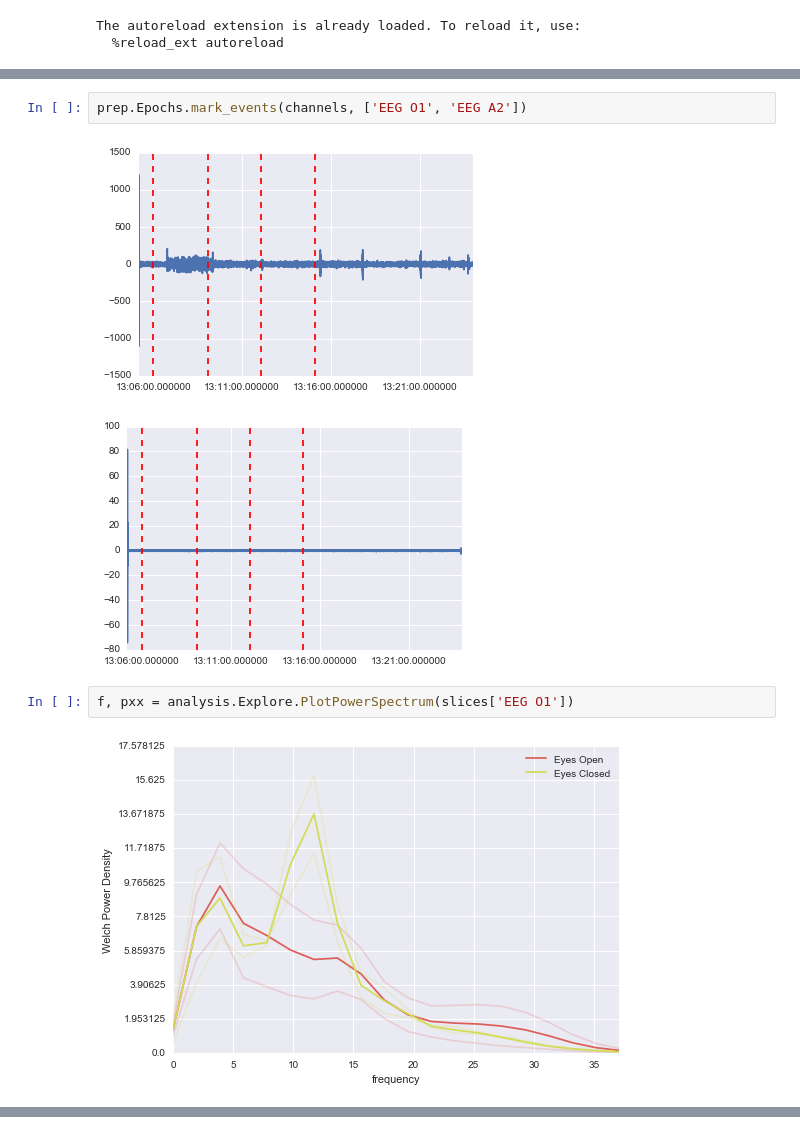
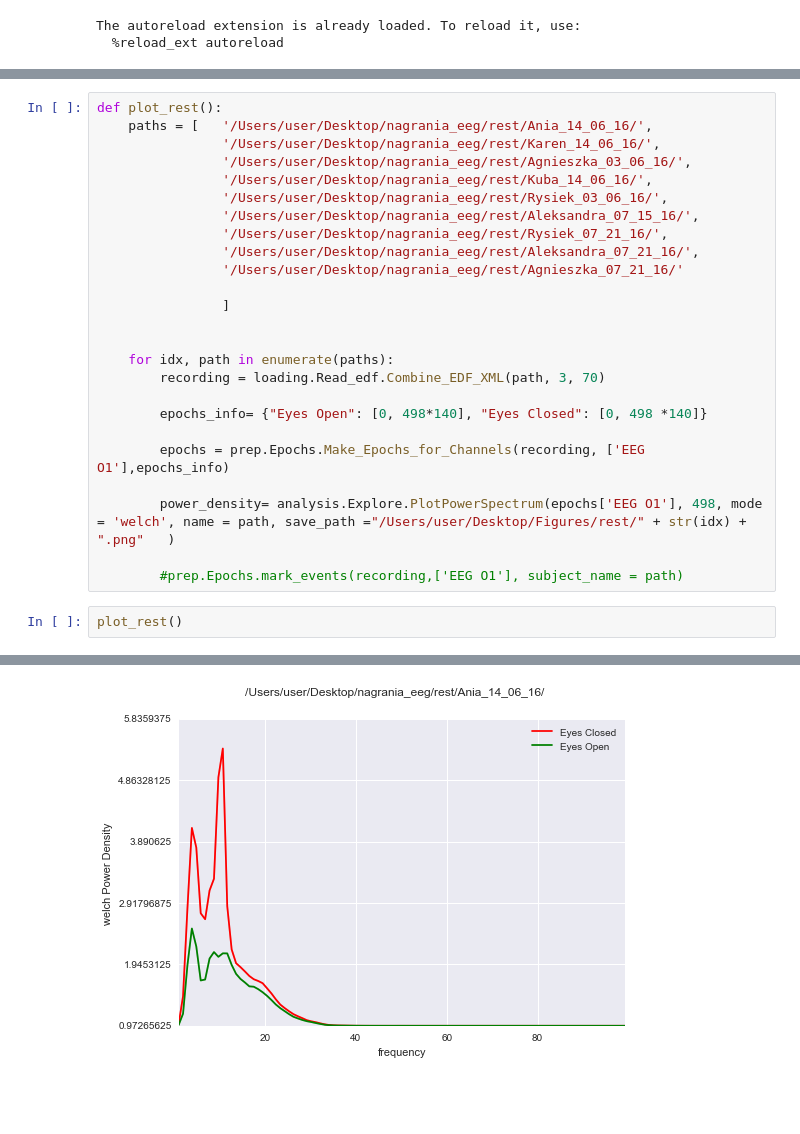
Before and after one commit to ryscet/old_pyseries, a Jupyter notebook: docs/notebooks/Rest_Pipeline.ipynb, the cells around one changed output, grey strips where cells are left out. Drawn from its saved outputs; the diff is of its cells as text; blank space fills up the shorter version.

```diff
--- a/docs/notebooks/Rest_Pipeline.ipynb
+++ b/docs/notebooks/Rest_Pipeline.ipynb
@@ -48,9 +30,28 @@ EEG Cz
-# %%
-prep.Epochs.mark_events(channels, ['EEG O1', 'EEG A2'])
-# %% [output]
-[figure, removed]
-[figure, removed]
-# %%
-f, pxx = analysis.Explore.PlotPowerSpectrum(slices['EEG O1'])
-# %% [output]
-[figure, removed]
+# %%
+def plot_rest():
+    paths = [   '/Users/user/Desktop/nagrania_eeg/rest/Ania_14_06_16/',
+                '/Users/user/Desktop/nagrania_eeg/rest/Karen_14_06_16/',
+                '/Users/user/Desktop/nagrania_eeg/rest/Agnieszka_03_06_16/',
+                '/Users/user/Desktop/nagrania_eeg/rest/Kuba_14_06_16/',
+                '/Users/user/Desktop/nagrania_eeg/rest/Rysiek_03_06_16/',
+                '/Users/user/Desktop/nagrania_eeg/rest/Aleksandra_07_15_16/',
+                '/Users/user/Desktop/nagrania_eeg/rest/Rysiek_07_21_16/',
+                '/Users/user/Desktop/nagrania_eeg/rest/Aleksandra_07_21_16/',
+                '/Users/user/Desktop/nagrania_eeg/rest/Agnieszka_07_21_16/'
+
+                ]
+
+
+    for idx, path in enumerate(paths):
+        recording = loading.Read_edf.Combine_EDF_XML(path, 3, 70)
+
+        epochs_info= {"Eyes Open": [0, 498*140], "Eyes Closed": [0, 498 *140]}
+
+        epochs = prep.Epochs.Make_Epochs_for_Channels(recording, ['EEG O1'],epochs_info)
+
+        power_density= analysis.Explore.PlotPowerSpectrum(epochs['EEG O1'], 498, mode = 'welch', name = path, save_path ="/Users/user/Desktop/Figures/rest/" + str(idx) + ".png"   )
+
+        #prep.Epochs.mark_events(recording,['EEG O1'], subject_name = path)
+# %%
+plot_rest()
+# %% [output]
@@ -56,0 +75 @@ f, pxx = analysis.Explore.PlotPowerSpectrum(slices['EEG O1'])
+[figure, added]
```
Also changed, not shown: parts of 4 cells of this notebook, 12 other files.
